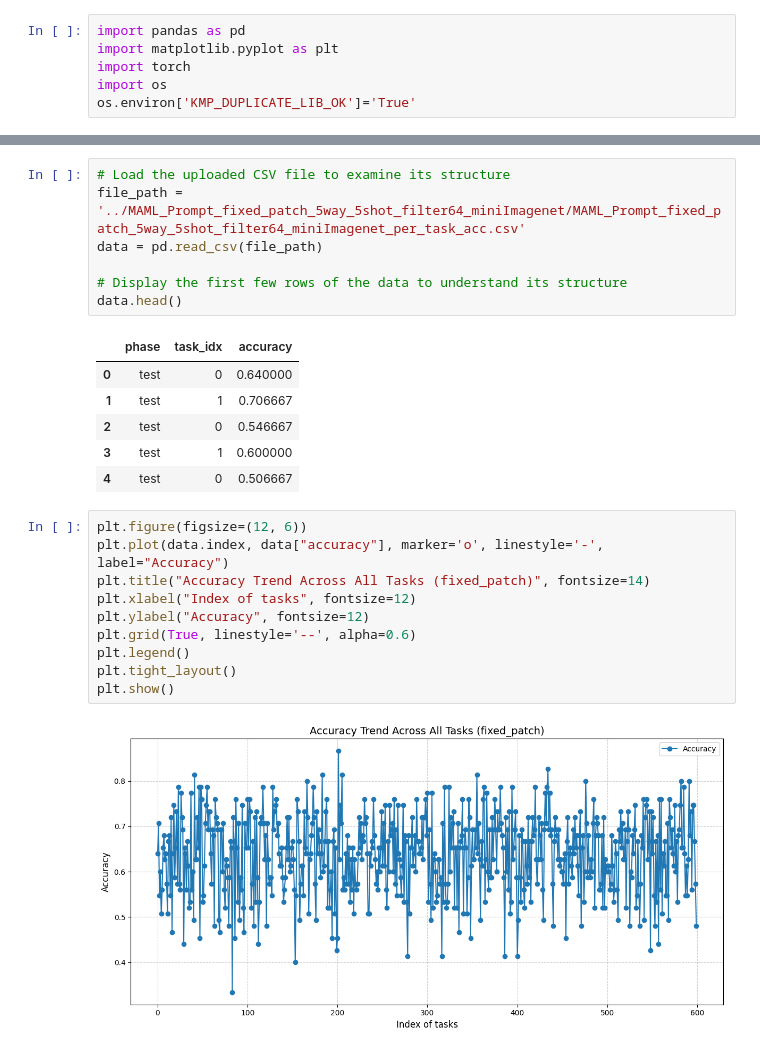
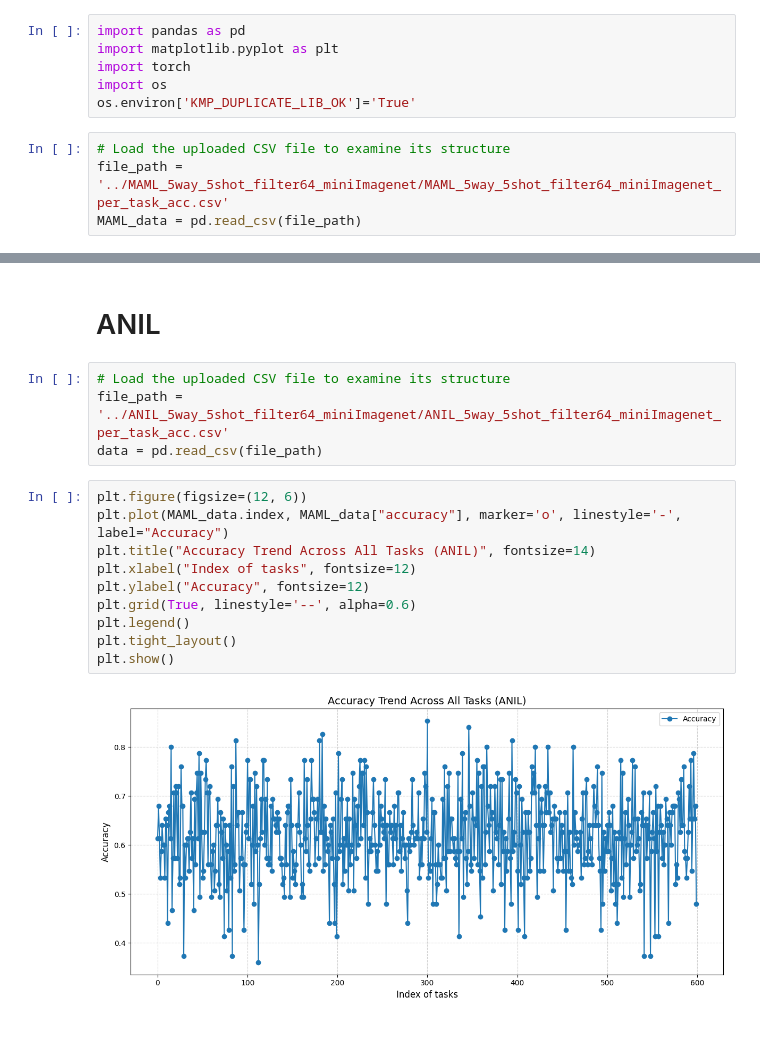
Before and after one commit to SKKUJMLim/prompt_maml, a Jupyter notebook: analysis/per_task_acc.ipynb, the cells around one changed output, grey strips where cells are left out. Cells and saved outputs as stored; diff of their text form.

```diff
--- a/analysis/per_task_acc.ipynb
+++ b/analysis/per_task_acc.ipynb
@@ -4,3 +4,7 @@ import matplotlib.pyplot as plt
 import torch
 import os
 os.environ['KMP_DUPLICATE_LIB_OK']='True'
+# %%
+# Load the uploaded CSV file to examine its structure
+file_path = '../MAML_5way_5shot_filter64_miniImagenet/MAML_5way_5shot_filter64_miniImagenet_per_task_acc.csv'
+MAML_data = pd.read_csv(file_path)
@@ -7,26 +25,18 @@ os.environ['KMP_DUPLICATE_LIB_OK']='True'
+# %% [markdown]
+# ANIL
 # %%
 # Load the uploaded CSV file to examine its structure
-file_path = '../MAML_Prompt_fixed_patch_5way_5shot_filter64_miniImagenet/MAML_Prompt_fixed_patch_5way_5shot_filter64_miniImagenet_per_task_acc.csv'
+file_path = '../ANIL_5way_5shot_filter64_miniImagenet/ANIL_5way_5shot_filter64_miniImagenet_per_task_acc.csv'
 data = pd.read_csv(file_path)
-
-# Display the first few rows of the data to understand its structure
-data.head()
-# %% [output]
-|  | phase | task_idx | accuracy |
-| 0 | test | 0 | 0.640000 |
-| 1 | test | 1 | 0.706667 |
-| 2 | test | 0 | 0.546667 |
-| 3 | test | 1 | 0.600000 |
-| 4 | test | 0 | 0.506667 |
 # %%
 plt.figure(figsize=(12, 6))
-plt.plot(data.index, data["accuracy"], marker='o', linestyle='-', label="Accuracy")
-plt.title("Accuracy Trend Across All Tasks (fixed_patch)", fontsize=14)
+plt.plot(MAML_data.index, MAML_data["accuracy"], marker='o', linestyle='-', label="Accuracy")
+plt.title("Accuracy Trend Across All Tasks (ANIL)", fontsize=14)
 plt.xlabel("Index of tasks", fontsize=12)
 plt.ylabel("Accuracy", fontsize=12)
 plt.grid(True, linestyle='--', alpha=0.6)
 plt.legend()
 plt.tight_layout()
 plt.show()
 # %% [output]
-[figure, old version]
+[figure, new version]
```
Also changed, not shown: parts of 2 cells of this notebook, 3 other files.
